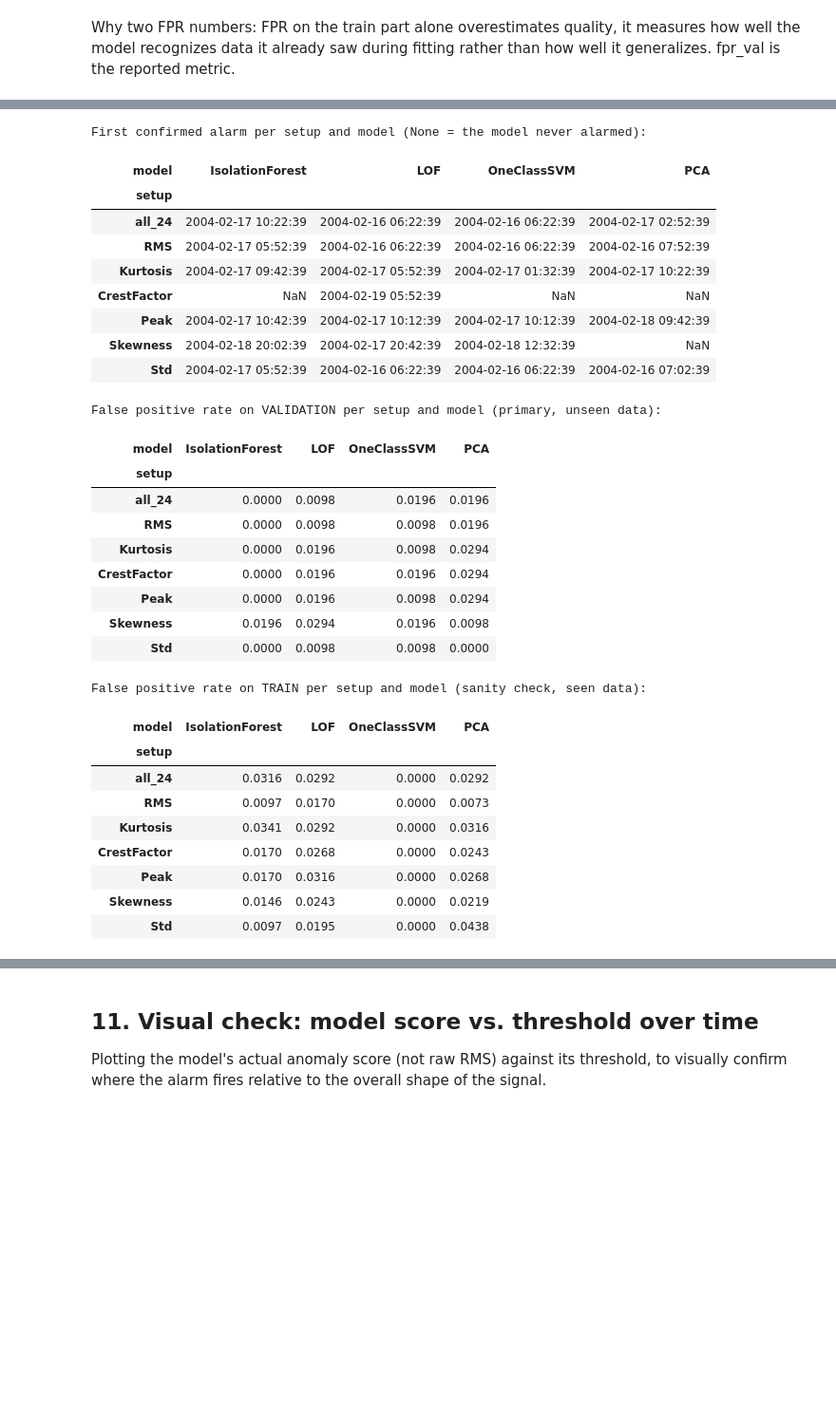
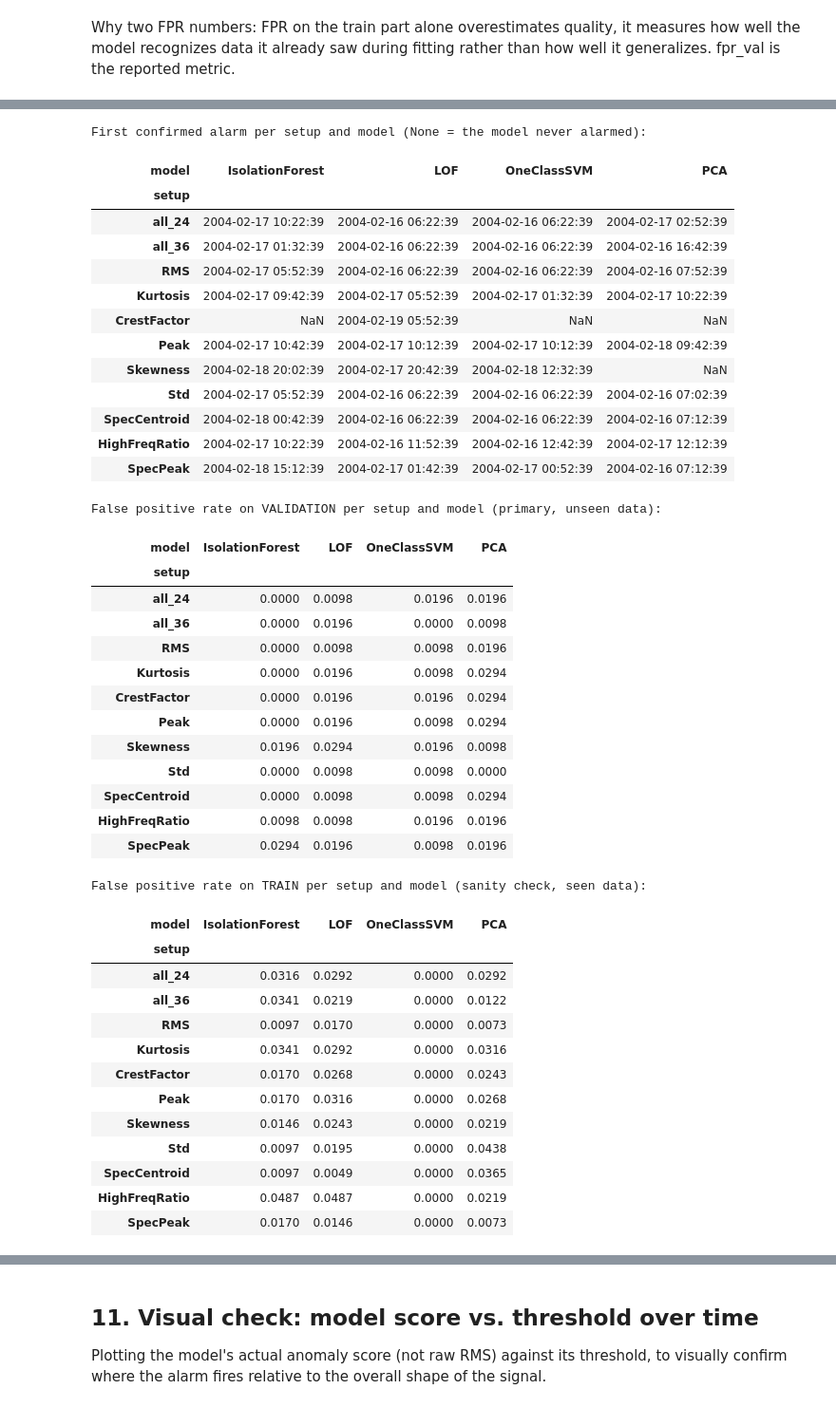
Before and after one commit to maidabiber/anomaly-detection-thesis, a Jupyter notebook: notebooks/analyze_2nd_test.ipynb, the cells around one changed output, grey strips where cells are left out. Shown at 95% size. Saved outputs shown, nothing was run; the diff lists cells and outputs as text; code cells hidden in the pictures; blank space fills up the shorter version.

```diff
--- a/notebooks/analyze_2nd_test.ipynb
+++ b/notebooks/analyze_2nd_test.ipynb
@@ -52,8 +52,9 @@ for i in [1, 2, 3, 4]:
 One subplot per feature, all 4 bearings in each.
 Flat and low means healthy. A sharp rise means the fault starts.
 # %%
-features = ['RMS', 'Kurtosis', 'CrestFactor', 'Peak', 'Skewness', 'Std']
-fig, axes = plt.subplots(3, 2, figsize=(14, 10), sharex=True)
+features = ['RMS', 'Kurtosis', 'CrestFactor', 'Peak', 'Skewness', 'Std',
+            'SpecCentroid', 'HighFreqRatio', 'SpecPeak']
+fig, axes = plt.subplots(3, 3, figsize=(14, 12), sharex=True)
 for ax, feat in zip(axes.flat, features):
     cols = [c for c in df.columns if c.endswith('_' + feat)]
     renamed = {c: c.replace('_' + feat, '') for c in cols}
@@ -276,4 +279,24 @@ for name, fit_fn, score_fn in classical:
     full_scores = score_fn(model, X_all)
     val_scores = score_fn(model, X_healthy_val)
     classical_results[name] = evaluate(name, full_scores, val_scores, df.index)
+OLD6 = ['RMS', 'Kurtosis', 'CrestFactor', 'Peak', 'Skewness', 'Std']
+old_cols = [c for c in df.columns if any(c.endswith('_' + f) for f in OLD6)]
+Xtr_old, Xa_old, sc_old = scale_features(df_healthy_train[old_cols], df[old_cols])
+Xva_old = sc_old.transform(df_healthy_val[old_cols])
+old_results = {}
+for name, fit_fn, score_fn in classical:
+    model = fit_fn(Xtr_old)
+    full_scores = score_fn(model, Xa_old)
+    val_scores = score_fn(model, Xva_old)
+    old_results[name] = evaluate(name, full_scores, val_scores, df.index)
+
+def _astr(a):
+    return a.strftime('%Y-%m-%d %H:%M:%S') if a is not None else None
+side_rows = []
+for name, _, _ in classical:
+    r36, r24 = classical_results[name], old_results[name]
+    side_rows.append({'model': name, 'alarm_24': _astr(r24['alarm']), 'alarm_36': _astr(r36['alarm']),
+                       'fpr_24': round(r24['fpr_val'], 4), 'fpr_36': round(r36['fpr_val'], 4)})
+print("Joint results: old 24 time features vs all 36 with spectral:")
+display(pd.DataFrame(side_rows))
 # %% [output]
@@ -334,66 +366,84 @@ def alarm_and_fpr(scores_series, threshold):
 
 comparison = []
 for name, _, _ in classical:
+    r = old_results[name]
+    comparison.append({'setup': 'all_24', 'model': name,
+                       'alarm': (r['alarm'].strftime('%Y-%m-%d %H:%M:%S') if r['alarm'] is not None else None),
+                       'fpr_train': round(r['fpr_train'], 4), 'fpr_val': round(r['fpr_val'], 4)})
+for name, _, _ in classical:
     r = classical_results[name]
     alarm, fpr_train, fpr_val = alarm_and_fpr(r['scores'], r['threshold'])
-    comparison.append({'setup': 'all_24', 'model': name, 'alarm': alarm,
+    comparison.append({'setup': 'all_36', 'model': name, 'alarm': alarm,
                        'fpr_train': fpr_train, 'fpr_val': fpr_val})
 
-feature_types = ['RMS', 'Kurtosis', 'CrestFactor', 'Peak', 'Skewness', 'Std']
+feature_types = ['RMS', 'Kurtosis', 'CrestFactor', 'Peak', 'Skewness', 'Std',
+                   'SpecCentroid', 'HighFreqRatio', 'SpecPeak']
 for feat in feature_types:
     cols = [c for c in df.columns if c.endswith('_' + feat)]
     Xtr_f, Xa_f, sc_f = scale_features(df_healthy_train[cols], df[cols])
     Xva_f = sc_f.transform(df_healthy_val[cols])
     for name, fit_fn, score_fn in classical:
         model = fit_fn(Xtr_f)
         full_scores = score_fn(model, Xa_f)
         val_scores = score_fn(model, Xva_f)
         threshold = compute_threshold(val_scores, method="mean_std", n_std=3.0)
         alarm, fpr_train, fpr_val = alarm_and_fpr(pd.Series(full_scores, index=df.index), threshold)
         comparison.append({'setup': feat, 'model': name, 'alarm': alarm,
                            'fpr_train': fpr_train, 'fpr_val': fpr_val})
 
-order = ['all_24'] + feature_types
+order = ['all_24', 'all_36'] + feature_types
 comp_df = pd.DataFrame(comparison)
 comp_df['setup'] = pd.Categorical(comp_df['setup'], categories=order, ordered=True)
 comp_df = comp_df.sort_values(['setup', 'model']).reset_index(drop=True)
 print("First confirmed alarm per setup and model (None = the model never alarmed):")
 display(comp_df.pivot_table(index='setup', columns='model', values='alarm', aggfunc='first', observed=True))
 print("False positive rate on VALIDATION per setup and model (primary, unseen data):")
 display(comp_df.pivot_table(index='setup', columns='model', values='fpr_val', aggfunc='first', observed=True).style.format('{:.4f}'))
 print("False positive rate on TRAIN per setup and model (sanity check, seen data):")
 display(comp_df.pivot_table(index='setup', columns='model', values='fpr_train', aggfunc='first', observed=True).style.format('{:.4f}'))
 # %% [output]
 First confirmed alarm per setup and model (None = the model never alarmed):
 | model | IsolationForest | LOF | OneClassSVM | PCA |
 | setup |  |  |  |  |
 | all_24 | 2004-02-17 10:22:39 | 2004-02-16 06:22:39 | 2004-02-16 06:22:39 | 2004-02-17 02:52:39 |
+| all_36 | 2004-02-17 01:32:39 | 2004-02-16 06:22:39 | 2004-02-16 06:22:39 | 2004-02-16 16:42:39 |
 | RMS | 2004-02-17 05:52:39 | 2004-02-16 06:22:39 | 2004-02-16 06:22:39 | 2004-02-16 07:52:39 |
 | Kurtosis | 2004-02-17 09:42:39 | 2004-02-17 05:52:39 | 2004-02-17 01:32:39 | 2004-02-17 10:22:39 |
 | CrestFactor | NaN | 2004-02-19 05:52:39 | NaN | NaN |
 | Peak | 2004-02-17 10:42:39 | 2004-02-17 10:12:39 | 2004-02-17 10:12:39 | 2004-02-18 09:42:39 |
 | Skewness | 2004-02-18 20:02:39 | 2004-02-17 20:42:39 | 2004-02-18 12:32:39 | NaN |
 | Std | 2004-02-17 05:52:39 | 2004-02-16 06:22:39 | 2004-02-16 06:22:39 | 2004-02-16 07:02:39 |
+| SpecCentroid | 2004-02-18 00:42:39 | 2004-02-16 06:22:39 | 2004-02-16 06:22:39 | 2004-02-16 07:12:39 |
+| HighFreqRatio | 2004-02-17 10:22:39 | 2004-02-16 11:52:39 | 2004-02-16 12:42:39 | 2004-02-17 12:12:39 |
+| SpecPeak | 2004-02-18 15:12:39 | 2004-02-17 01:42:39 | 2004-02-17 00:52:39 | 2004-02-16 07:12:39 |
 False positive rate on VALIDATION per setup and model (primary, unseen data):
 | model | IsolationForest | LOF | OneClassSVM | PCA |
 | setup |  |  |  |  |
 | all_24 | 0.0000 | 0.0098 | 0.0196 | 0.0196 |
+| all_36 | 0.0000 | 0.0196 | 0.0000 | 0.0098 |
 | RMS | 0.0000 | 0.0098 | 0.0098 | 0.0196 |
 | Kurtosis | 0.0000 | 0.0196 | 0.0098 | 0.0294 |
 | CrestFactor | 0.0000 | 0.0196 | 0.0196 | 0.0294 |
 | Peak | 0.0000 | 0.0196 | 0.0098 | 0.0294 |
 | Skewness | 0.0196 | 0.0294 | 0.0196 | 0.0098 |
 | Std | 0.0000 | 0.0098 | 0.0098 | 0.0000 |
+| SpecCentroid | 0.0000 | 0.0098 | 0.0098 | 0.0294 |
+| HighFreqRatio | 0.0098 | 0.0098 | 0.0196 | 0.0196 |
+| SpecPeak | 0.0294 | 0.0196 | 0.0098 | 0.0196 |
 False positive rate on TRAIN per setup and model (sanity check, seen data):
 | model | IsolationForest | LOF | OneClassSVM | PCA |
 | setup |  |  |  |  |
 | all_24 | 0.0316 | 0.0292 | 0.0000 | 0.0292 |
+| all_36 | 0.0341 | 0.0219 | 0.0000 | 0.0122 |
 | RMS | 0.0097 | 0.0170 | 0.0000 | 0.0073 |
 | Kurtosis | 0.0341 | 0.0292 | 0.0000 | 0.0316 |
 | CrestFactor | 0.0170 | 0.0268 | 0.0000 | 0.0243 |
 | Peak | 0.0170 | 0.0316 | 0.0000 | 0.0268 |
 | Skewness | 0.0146 | 0.0243 | 0.0000 | 0.0219 |
 | Std | 0.0097 | 0.0195 | 0.0000 | 0.0438 |
+| SpecCentroid | 0.0097 | 0.0049 | 0.0000 | 0.0365 |
+| HighFreqRatio | 0.0487 | 0.0487 | 0.0000 | 0.0219 |
+| SpecPeak | 0.0170 | 0.0146 | 0.0000 | 0.0073 |
 # %% [markdown]
 ### Reading the comparison above
 
```
Also changed, not shown: parts of 23 cells of this notebook.
